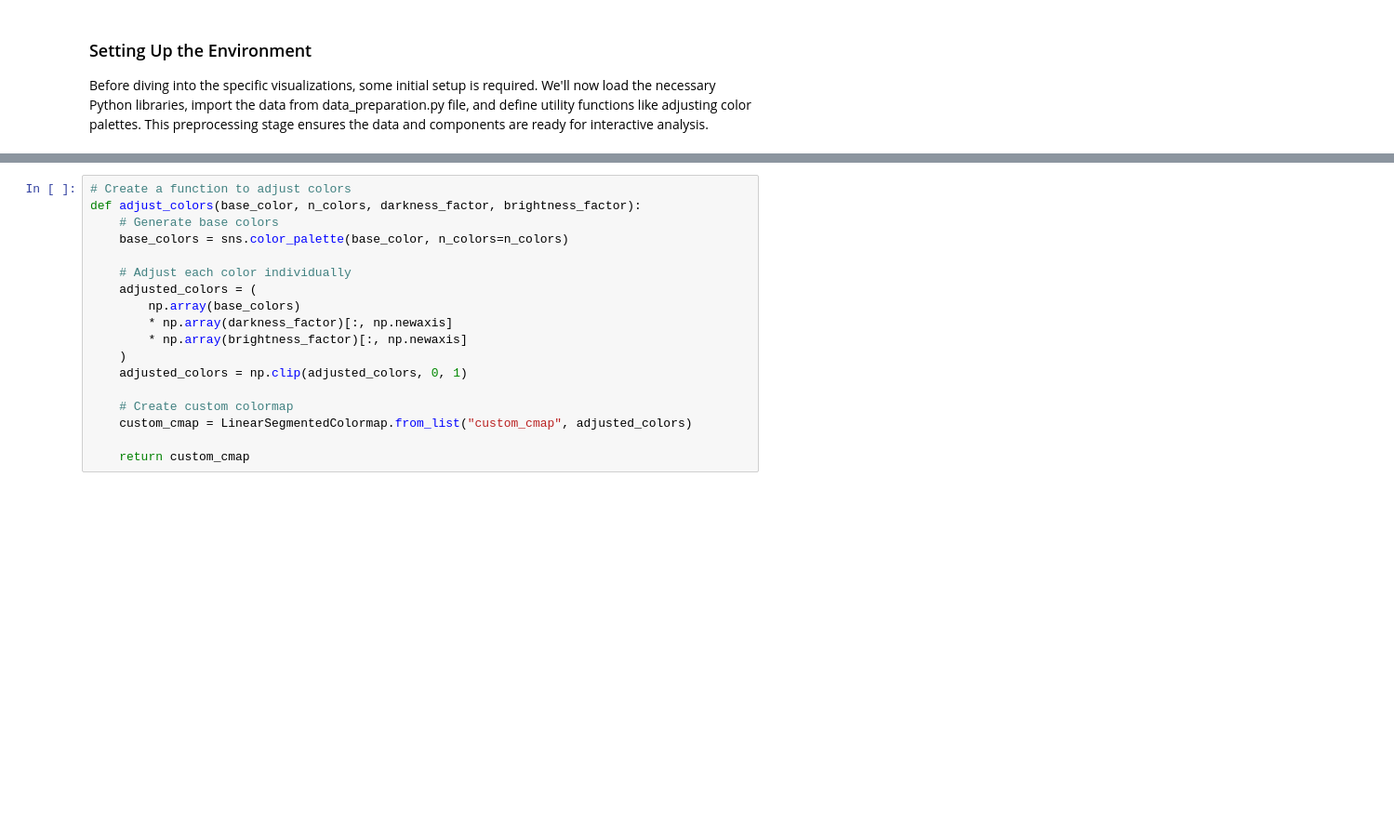
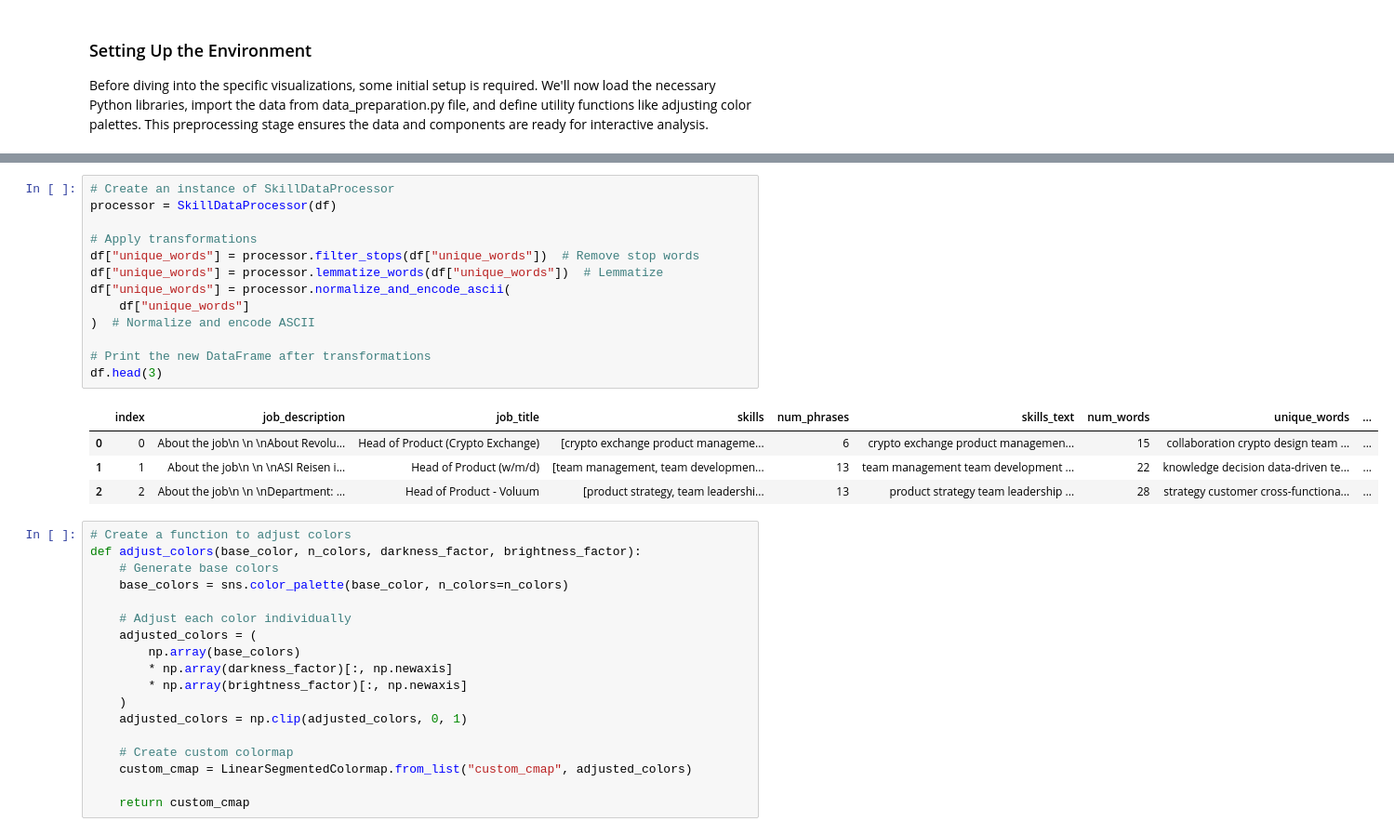
Before and after one commit to marcothedeveloper123/jobseeker, a Jupyter notebook: skills_data_visual_exploration.ipynb, the cells around one changed output, grey strips where cells are left out. Shown: that part at 93% size. Drawn from its saved outputs; the diff is of its cells as text; blank space fills up the shorter version.

```diff
--- a/skills_data_visual_exploration.ipynb
+++ b/skills_data_visual_exploration.ipynb
@@ -37,3 +103,21 @@ df.head(3)
+# %%
+# Create an instance of SkillDataProcessor
+processor = SkillDataProcessor(df)
+
+# Apply transformations
+df["unique_words"] = processor.filter_stops(df["unique_words"])  # Remove stop words
+df["unique_words"] = processor.lemmatize_words(df["unique_words"])  # Lemmatize
+df["unique_words"] = processor.normalize_and_encode_ascii(
+    df["unique_words"]
+)  # Normalize and encode ASCII
+
+# Print the new DataFrame after transformations
+df.head(3)
+# %% [output]
+|  | index | job_description | job_title | skills | num_phrases | skills_text | num_words | unique_words | ... |
+| 0 | 0 | About the job\n \n \nAbout Revolu... | Head of Product (Crypto Exchange) | [crypto exchange product manageme... | 6 | crypto exchange product managemen... | 15 | collaboration crypto design team ... | ... |
+| 1 | 1 | About the job\n \n \nASI Reisen i... | Head of Product (w/m/d) | [team management, team developmen... | 13 | team management team development ... | 22 | knowledge decision data-driven te... | ... |
+| 2 | 2 | About the job\n \n \nDepartment: ... | Head of Product - Voluum | [product strategy, team leadershi... | 13 | product strategy team leadership ... | 28 | strategy customer cross-functiona... | ... |
 # %%
 # Create a function to adjust colors
 def adjust_colors(base_color, n_colors, darkness_factor, brightness_factor):
```
Also changed, not shown: parts of 10 cells of this notebook, 2 other files.
